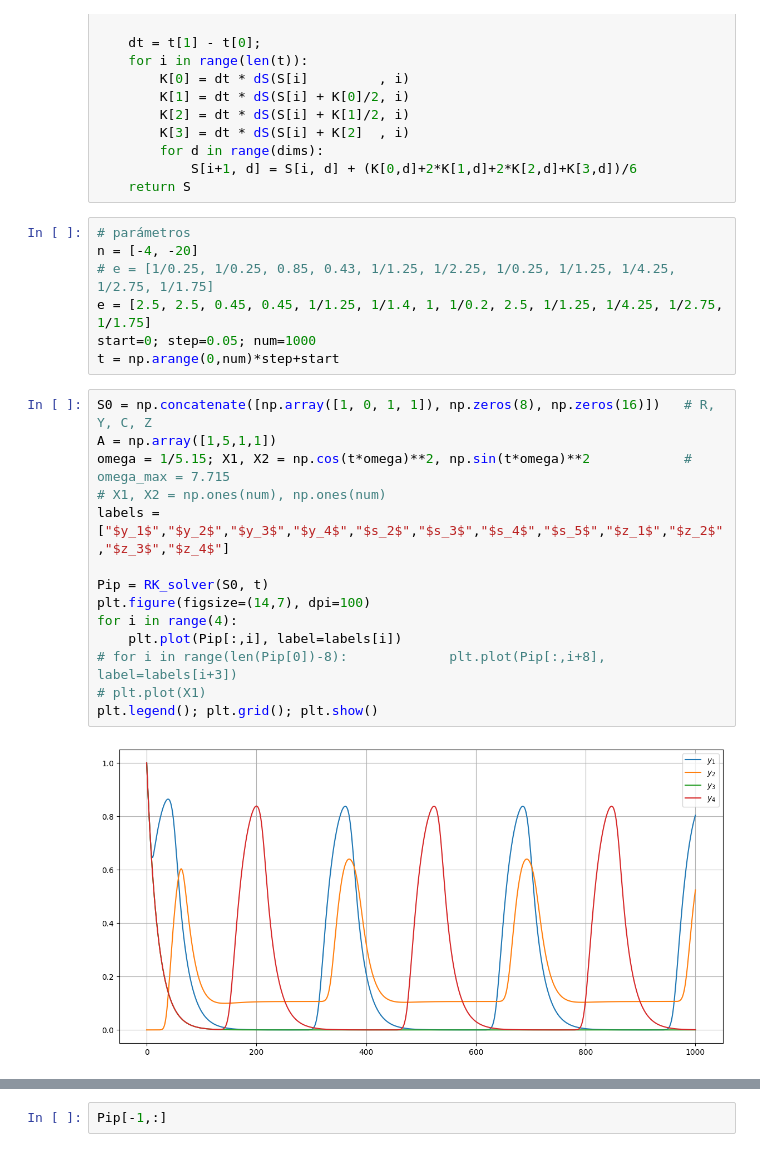
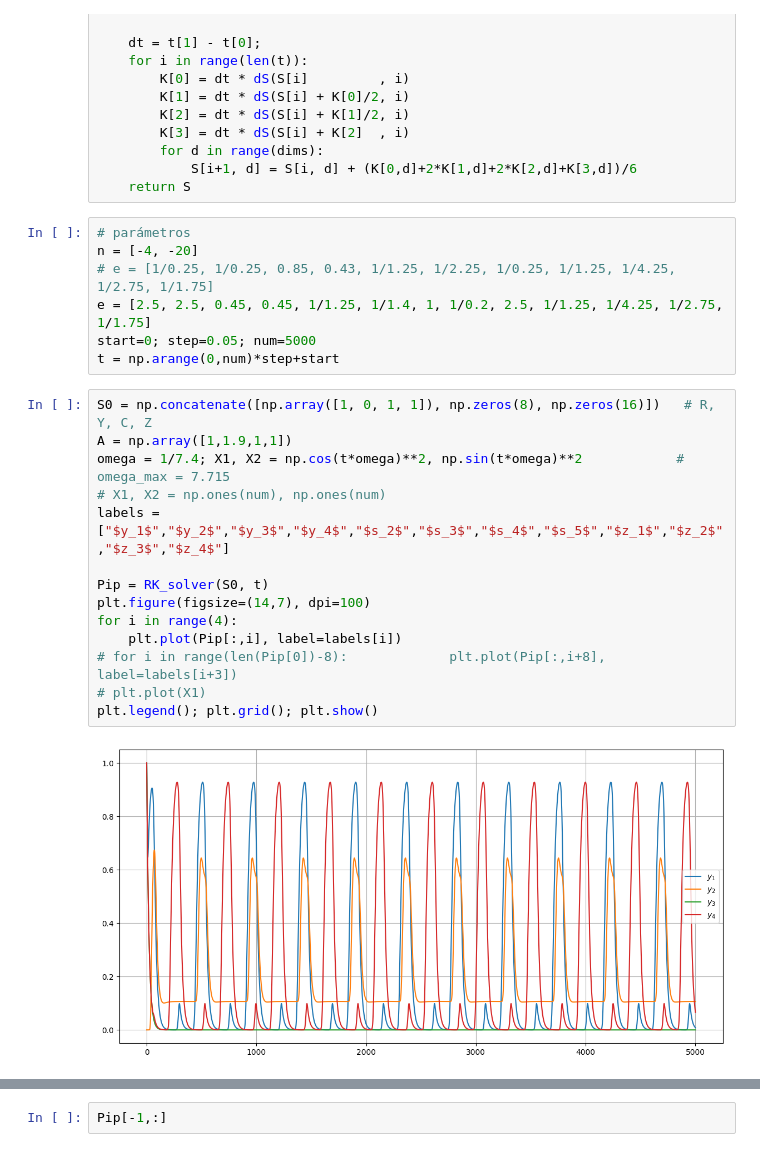
Before and after one commit to joshbrx/biomath_model, a Jupyter notebook: Stellate_N_cancer_cells.ipynb, the cells around one changed output, grey strips where cells are left out. Saved outputs shown, nothing was run; the diff lists cells and outputs as text.

```diff
--- a/Stellate_N_cancer_cells.ipynb
+++ b/Stellate_N_cancer_cells.ipynb
@@ -83,24 +83,24 @@ def RK_solver(S0, t):
 n = [-4, -20]
 # e = [1/0.25, 1/0.25, 0.85, 0.43, 1/1.25, 1/2.25, 1/0.25, 1/1.25, 1/4.25, 1/2.75, 1/1.75]
 e = [2.5, 2.5, 0.45, 0.45, 1/1.25, 1/1.4, 1, 1/0.2, 2.5, 1/1.25, 1/4.25, 1/2.75, 1/1.75]
-start=0; step=0.05; num=1000
+start=0; step=0.05; num=5000
 t = np.arange(0,num)*step+start
 # %%
 S0 = np.concatenate([np.array([1, 0, 1, 1]), np.zeros(8), np.zeros(16)])   # R, Y, C, Z
-A = np.array([1,5,1,1])
-omega = 1/5.15; X1, X2 = np.cos(t*omega)**2, np.sin(t*omega)**2            # omega_max = 7.715
+A = np.array([1,1.9,1,1])
+omega = 1/7.4; X1, X2 = np.cos(t*omega)**2, np.sin(t*omega)**2            # omega_max = 7.715
 # X1, X2 = np.ones(num), np.ones(num)
 labels = ["$y_1$","$y_2$","$y_3$","$y_4$","$s_2$","$s_3$","$s_4$","$s_5$","$z_1$","$z_2$","$z_3$","$z_4$"]
 
 Pip = RK_solver(S0, t)
 plt.figure(figsize=(14,7), dpi=100)
 for i in range(4):
     plt.plot(Pip[:,i], label=labels[i])
 # for i in range(len(Pip[0])-8):             plt.plot(Pip[:,i+8], label=labels[i+3])
 # plt.plot(X1)
 plt.legend(); plt.grid(); plt.show()
 # %% [output]
-[figure, old version]
+[figure, new version]
 # %%
 plt.figure(figsize=(14,7), dpi=100)
 for i in range(4):
```
Also changed, not shown: parts of 3 cells of this notebook.
